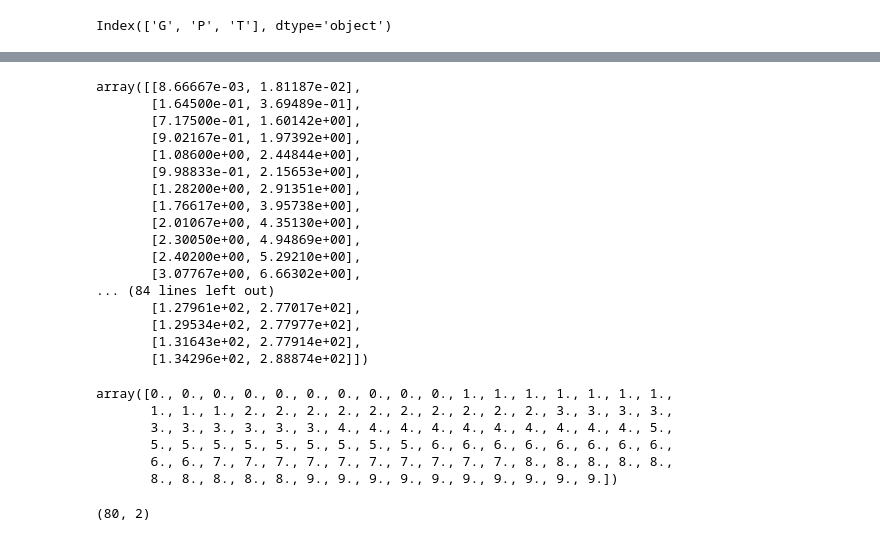
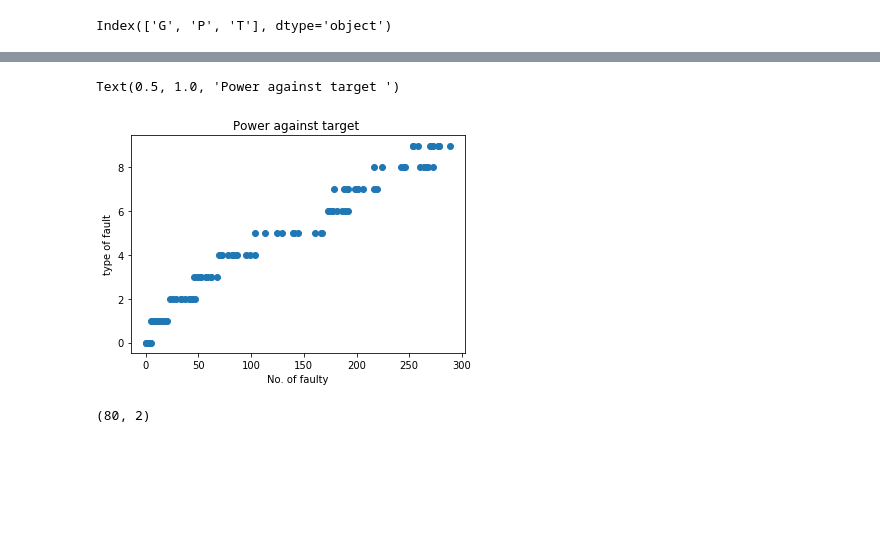
Before and after one commit to u1353279/OUR-dataset, a Jupyter notebook: SVM (100 sample) linear kernal.ipynb, the cells around one changed output, grey strips where cells are left out. Saved outputs shown, nothing was run; the diff lists cells and outputs as text; code cells hidden in the pictures; blank space fills up the shorter version.

```diff
--- a/SVM (100 sample) linear kernal.ipynb
+++ b/SVM (100 sample) linear kernal.ipynb
@@ -40,34 +32,18 @@ array([[8.66667e-03, 1.81187e-02, 0.00000e+00],
+# %%
+power=df['P']
+target=df['T']
+import matplotlib.pyplot as plt
+plt.scatter(power,target)
+plt.xlabel('No. of faulty')
+plt.ylabel('type of fault')
+plt.title('Power against target ')
+# %% [output]
+Text(0.5, 1.0, 'Power against target ')
+[figure, added]
 # %%
 x=array[:,0:2]
-x
-# %% [output]
-array([[8.66667e-03, 1.81187e-02],
-       [1.64500e-01, 3.69489e-01],
-       [7.17500e-01, 1.60142e+00],
-       [9.02167e-01, 1.97392e+00],
-       [1.08600e+00, 2.44844e+00],
-       [9.98833e-01, 2.15653e+00],
-       [1.28200e+00, 2.91351e+00],
-       [1.76617e+00, 3.95738e+00],
-       [2.01067e+00, 4.35130e+00],
-       [2.30050e+00, 4.94869e+00],
-       [2.40200e+00, 5.29210e+00],
-       [3.07767e+00, 6.66302e+00],
-... (84 lines left out)
-       [1.27961e+02, 2.77017e+02],
-       [1.29534e+02, 2.77977e+02],
-       [1.31643e+02, 2.77914e+02],
-       [1.34296e+02, 2.88874e+02]])
 # %%
 y=array[:,2]
-y
-# %% [output]
-array([0., 0., 0., 0., 0., 0., 0., 0., 0., 0., 1., 1., 1., 1., 1., 1., 1.,
-       1., 1., 1., 2., 2., 2., 2., 2., 2., 2., 2., 2., 2., 3., 3., 3., 3.,
-       3., 3., 3., 3., 3., 3., 4., 4., 4., 4., 4., 4., 4., 4., 4., 4., 5.,
-       5., 5., 5., 5., 5., 5., 5., 5., 5., 6., 6., 6., 6., 6., 6., 6., 6.,
-       6., 6., 7., 7., 7., 7., 7., 7., 7., 7., 7., 7., 8., 8., 8., 8., 8.,
-       8., 8., 8., 8., 8., 9., 9., 9., 9., 9., 9., 9., 9., 9., 9.])
 # %%
 from sklearn.svm import SVC
 svm=SVC(kernel='linear')
```
Also changed, not shown: parts of 5 cells of this notebook.
